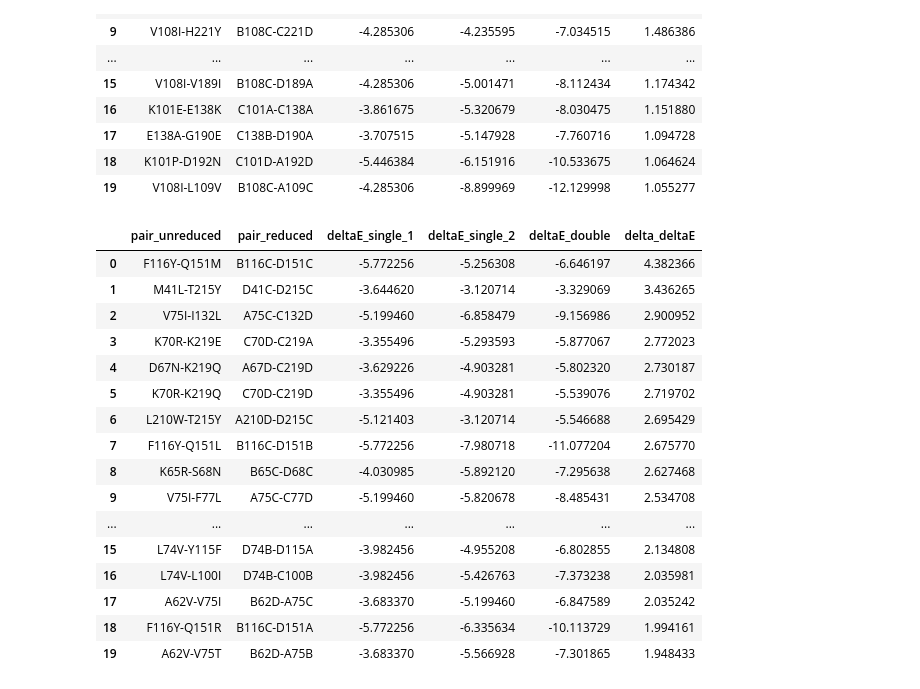
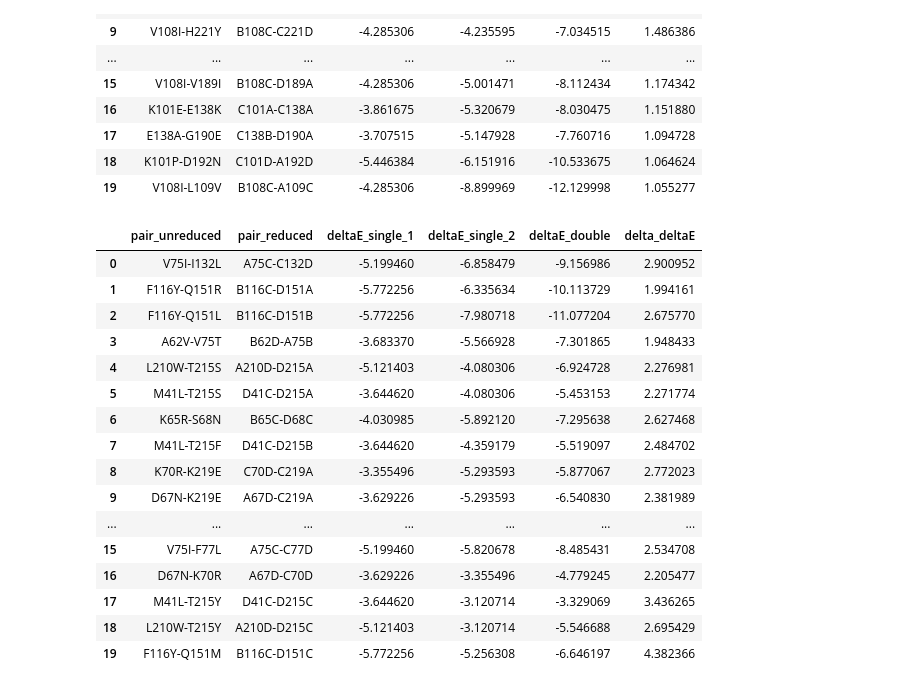
Before and after one commit to Daniel-Xkan/potts_model_test, a Jupyter notebook: ms1/calculate_DEs_DDEs.ipynb, the cells around one changed output. Cells and saved outputs as stored; diff of their text form; code cells hidden in the pictures.

```diff
--- a/ms1/calculate_DEs_DDEs.ipynb
+++ b/ms1/calculate_DEs_DDEs.ipynb
@@ -285,27 +285,48 @@ df_rt
 | 19 | V108I-L109V | B108C-A109C | -4.285306 | -8.899969 | -12.129998 | 1.055277 |
 # %%
 RT_NRTI_pairs = [
-    'F116Y-Q151M',
-    'M41L-T215Y',
+    # 'F116Y-Q151M',
+    # 'M41L-T215Y',
+    # 'V75I-I132L',
+    # 'K70R-K219E',
+    # 'D67N-K219Q',
+    # 'K70R-K219Q',
+    # 'L210W-T215Y',
+    # 'F116Y-Q151L',
+    # 'K65R-S68N',
+    # 'V75I-F77L',
+    # 'M41L-T215F',
+    # 'D67N-K219E',
+    # 'L210W-T215S',
+    # 'M41L-T215S',
+    # 'D67N-K70R',
+    # 'L74V-Y115F',
+    # 'L74V-L100I',
+    # 'A62V-V75I',
+    # 'F116Y-Q151R',
+    # 'A62V-V75T',
     'V75I-I132L',
+    'F116Y-Q151R',
+    'F116Y-Q151L',
+    'A62V-V75T',
+    'L210W-T215S',
+    'M41L-T215S',
+    'K65R-S68N',
+    'M41L-T215F',
     'K70R-K219E',
+    'D67N-K219E',
+    'L74V-L100I',
+    'L74V-Y115F',
     'D67N-K219Q',
     'K70R-K219Q',
+    'A62V-V75I',
+    'V75I-F77L',
+    'D67N-K70R',
+    'M41L-T215Y',
     'L210W-T215Y',
-    'F116Y-Q151L',
-    'K65R-S68N',
-    'V75I-F77L',
-    'M41L-T215F',
-    'D67N-K219E',
-    'L210W-T215S',
-    'M41L-T215S',
-    'D67N-K70R',
-    'L74V-Y115F',
-    'L74V-L100I',
-    'A62V-V75I',
-    'F116Y-Q151R',
-    'A62V-V75T',
+    'F116Y-Q151M'
 ]
+
 # convert to reduced alphabet pairs for use with RT_J and reduced consensus/msa
 reduced_pairs = functions.pairs_to_reduced(RT_redux, RT_NRTI_pairs)
 
@@ -316,46 +337,46 @@ for unreduced, reduced in zip(RT_NRTI_pairs, reduced_pairs):
     mut1, mut2 = functions.split_pairs(reduced)
     try:
         de1 = functions.calculate_delta_e(mut1, RT_consensus_seq, RT_J, min_pos, max_pos)
     except Exception:
         de1 = None
     try:
         de2 = functions.calculate_delta_e(mut2, RT_consensus_seq, RT_J, min_pos, max_pos)
     except Exception:
         de2 = None
     try:
         de12 = functions.calculate_delta_e_double(mut1, mut2, RT_consensus_seq, RT_J, min_pos, max_pos)
     except Exception:
         de12 = None
     dde = None
     if de1 is not None and de2 is not None and de12 is not None:
         dde = de12 - de1 - de2
     results.append({
         'pair_unreduced': unreduced,
         'pair_reduced': reduced,
         'deltaE_single_1': de1,
         'deltaE_single_2': de2,
         'deltaE_double': de12,
         'delta_deltaE': dde
     })
 
 df_rt_nrt = pd.DataFrame(results)
 df_rt_nrt.to_csv('RT_NRTI_double_mutations_DE.csv', index=False)
 df_rt_nrt
 # %% [output]
 |  | pair_unreduced | pair_reduced | deltaE_single_1 | deltaE_single_2 | deltaE_double | delta_deltaE |
-| 0 | F116Y-Q151M | B116C-D151C | -5.772256 | -5.256308 | -6.646197 | 4.382366 |
-| 1 | M41L-T215Y | D41C-D215C | -3.644620 | -3.120714 | -3.329069 | 3.436265 |
-| 2 | V75I-I132L | A75C-C132D | -5.199460 | -6.858479 | -9.156986 | 2.900952 |
-| 3 | K70R-K219E | C70D-C219A | -3.355496 | -5.293593 | -5.877067 | 2.772023 |
-| 4 | D67N-K219Q | A67D-C219D | -3.629226 | -4.903281 | -5.802320 | 2.730187 |
-| 5 | K70R-K219Q | C70D-C219D | -3.355496 | -4.903281 | -5.539076 | 2.719702 |
-| 6 | L210W-T215Y | A210D-D215C | -5.121403 | -3.120714 | -5.546688 | 2.695429 |
-| 7 | F116Y-Q151L | B116C-D151B | -5.772256 | -7.980718 | -11.077204 | 2.675770 |
-| 8 | K65R-S68N | B65C-D68C | -4.030985 | -5.892120 | -7.295638 | 2.627468 |
-| 9 | V75I-F77L | A75C-C77D | -5.199460 | -5.820678 | -8.485431 | 2.534708 |
+| 0 | V75I-I132L | A75C-C132D | -5.199460 | -6.858479 | -9.156986 | 2.900952 |
+| 1 | F116Y-Q151R | B116C-D151A | -5.772256 | -6.335634 | -10.113729 | 1.994161 |
+| 2 | F116Y-Q151L | B116C-D151B | -5.772256 | -7.980718 | -11.077204 | 2.675770 |
+| 3 | A62V-V75T | B62D-A75B | -3.683370 | -5.566928 | -7.301865 | 1.948433 |
+| 4 | L210W-T215S | A210D-D215A | -5.121403 | -4.080306 | -6.924728 | 2.276981 |
+| 5 | M41L-T215S | D41C-D215A | -3.644620 | -4.080306 | -5.453153 | 2.271774 |
+| 6 | K65R-S68N | B65C-D68C | -4.030985 | -5.892120 | -7.295638 | 2.627468 |
+| 7 | M41L-T215F | D41C-D215B | -3.644620 | -4.359179 | -5.519097 | 2.484702 |
+| 8 | K70R-K219E | C70D-C219A | -3.355496 | -5.293593 | -5.877067 | 2.772023 |
+| 9 | D67N-K219E | A67D-C219A | -3.629226 | -5.293593 | -6.540830 | 2.381989 |
 | ... | ... | ... | ... | ... | ... | ... |
-| 15 | L74V-Y115F | D74B-D115A | -3.982456 | -4.955208 | -6.802855 | 2.134808 |
-| 16 | L74V-L100I | D74B-C100B | -3.982456 | -5.426763 | -7.373238 | 2.035981 |
-| 17 | A62V-V75I | B62D-A75C | -3.683370 | -5.199460 | -6.847589 | 2.035242 |
-| 18 | F116Y-Q151R | B116C-D151A | -5.772256 | -6.335634 | -10.113729 | 1.994161 |
-| 19 | A62V-V75T | B62D-A75B | -3.683370 | -5.566928 | -7.301865 | 1.948433 |
+| 15 | V75I-F77L | A75C-C77D | -5.199460 | -5.820678 | -8.485431 | 2.534708 |
+| 16 | D67N-K70R | A67D-C70D | -3.629226 | -3.355496 | -4.779245 | 2.205477 |
+| 17 | M41L-T215Y | D41C-D215C | -3.644620 | -3.120714 | -3.329069 | 3.436265 |
+| 18 | L210W-T215Y | A210D-D215C | -5.121403 | -3.120714 | -5.546688 | 2.695429 |
+| 19 | F116Y-Q151M | B116C-D151C | -5.772256 | -5.256308 | -6.646197 | 4.382366 |
```
Also changed, not shown: parts of 1 cell of this notebook, 5 other files.
